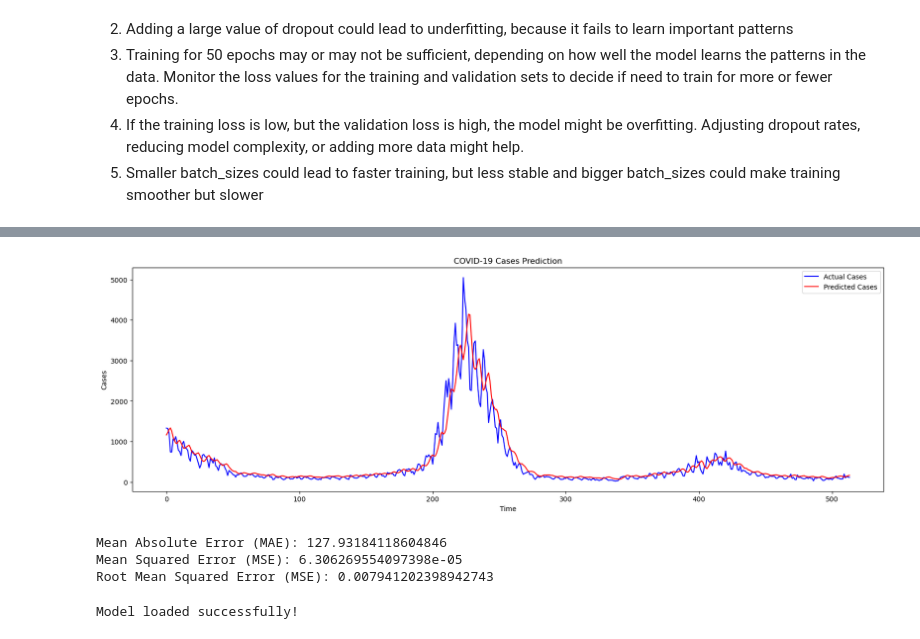
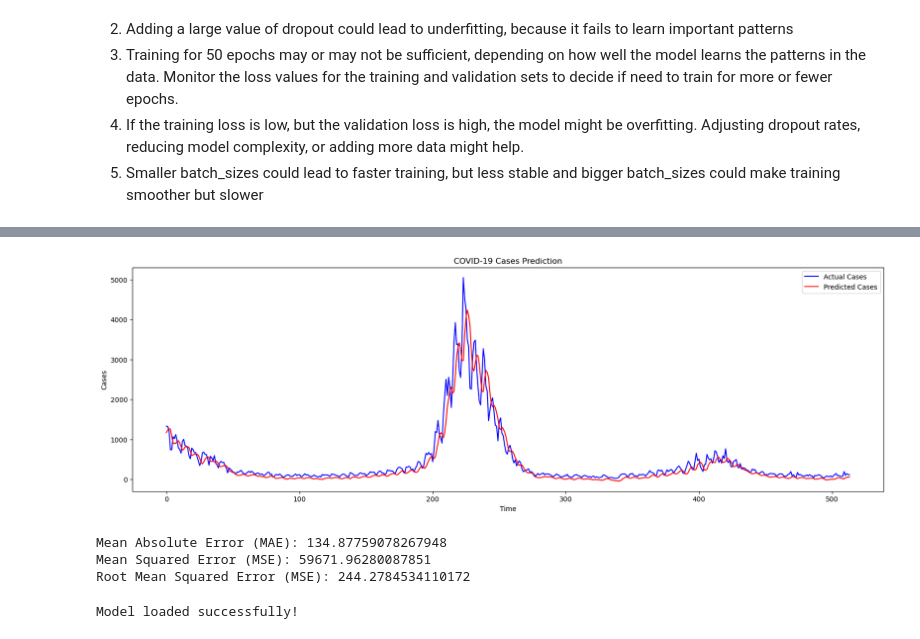
Before and after one commit to nursahiraa/fyp, a Jupyter notebook: dataSpell/fyp-master/notebooks/LSTM.ipynb, the cells around one changed output, grey strips where cells are left out. Drawn from its saved outputs; the diff is of its cells as text; code cells hidden in the pictures.

```diff
--- a/dataSpell/fyp-master/notebooks/LSTM.ipynb
+++ b/dataSpell/fyp-master/notebooks/LSTM.ipynb
@@ -258,14 +258,11 @@ plt.plot(y_pred_original, color='red', label='Predicted Cases')
 plt.title('COVID-19 Cases Prediction')
 plt.xlabel('Time')
 plt.ylabel('Cases')
-# # Formatting x-axis to show years
-# plt.gca().xaxis.set_major_locator(mdates.YearLocator())  # Place ticks every year
-# plt.gca().xaxis.set_major_formatter(mdates.DateFormatter('%Y'))  # Format ticks to show year only
 plt.legend()
 plt.show()
 
 # calculate to quantify model's performance and print the results
-mse = mean_squared_error(y_test, y_pred)
+mse = mean_squared_error(y_test_original, y_pred_original)
 mae = mean_absolute_error(y_test_original, y_pred_original)
 rmse = np.sqrt(mse)
 
@@ -278,6 +275,6 @@ Test Loss: 6.306268187472597e-05
 17/17 [==============================] - 0s 2ms/step
-[figure, old version]
+[figure, new version]
-Mean Absolute Error (MAE): 127.93184118604846
-Mean Squared Error (MSE): 6.306269554097398e-05
-Root Mean Squared Error (MSE): 0.007941202398942743
+Mean Absolute Error (MAE): 134.87759078267948
+Mean Squared Error (MSE): 59671.96280087851
+Root Mean Squared Error (MSE): 244.2784534110172
 # %%
```
Also changed, not shown: parts of 3 cells of this notebook, 4 other files.
